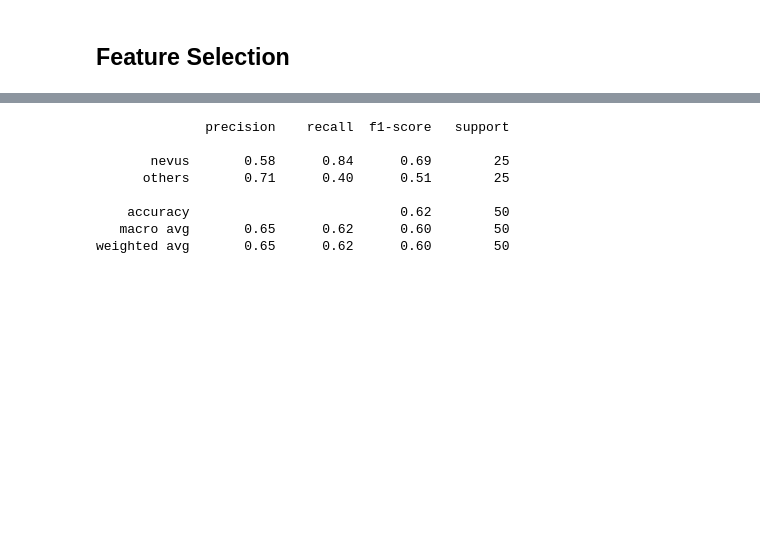
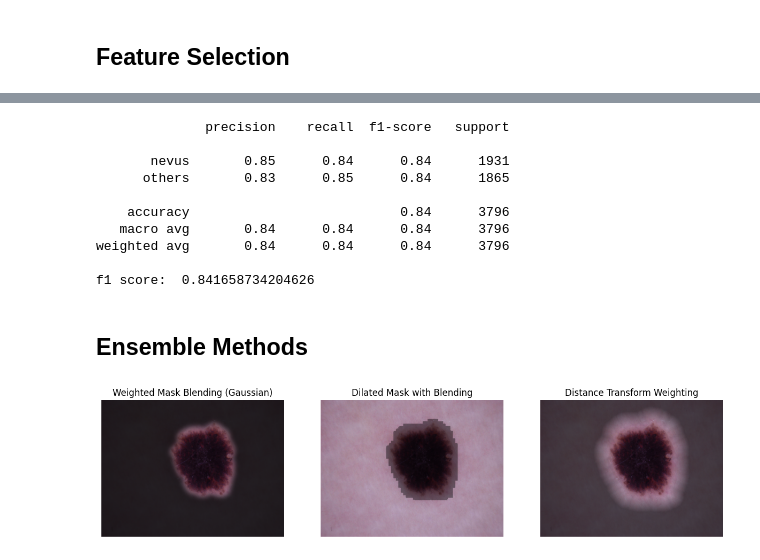
Before and after one commit to huytrnq/Binary-Skin-Cancer-Classification, a Jupyter notebook: BinaryClass.ipynb, the cells around one changed output, grey strips where cells are left out. Saved outputs shown, nothing was run; the diff lists cells and outputs as text; code cells hidden in the pictures; blank space fills up the shorter version.

```diff
--- a/BinaryClass.ipynb
+++ b/BinaryClass.ipynb
@@ -73,7 +82,8 @@ intensity_stats_grid_descriptor = IntensityStatsGridDescriptor(**params['intensi
 color_descriptor = ColorDescriptor(**params['color'])
 glcm_descriptor = GLCMDescriptor(**params['glcm'])
 lbp_descriptor = LBPDescriptor(**params['lbp'])
-# color_cooccurrence_matrix_descriptor = ColorCooccurrenceMatrixDescriptor(distances=[1], angles=[0, np.pi/4, np.pi/2, 3*np.pi/4], levels=8, grid_x=3, grid_y=3)
+color_cooccurrence_matrix_descriptor = ColorCooccurrenceMatrixDescriptor(**params['color_cooccurrence_matrix'])
+color_multiscale_lbp_descriptor = ColorMultiScaleLBPDescriptor(radius=3, n_points=16, scales=[1, 2])
 # gabor_filter_descriptor = GaborFilterDescriptor(frequencies=[0.1, 0.2, 0.3], orientations=[0, np.pi/4, np.pi/2, 3*np.pi/4])
 
 features_dict = {}
@@ -99,13 +109,14 @@ for mode in modes:
     labels = []
     for i, (img, label, mask, path) in tqdm(enumerate(dataloader), total=len(dataloader), desc=f'Extracting features for {mode}'):
         color_features = color_descriptor.extract(img, mask=None)
-        color_layout_features = color_layout_descriptor.extract(img, mask=None)
-        intensity_stats_grid_features = intensity_stats_grid_descriptor.extract(img, mask=None)
+        # color_layout_features = color_layout_descriptor.extract(img, mask=None)
+        # intensity_stats_grid_features = intensity_stats_grid_descriptor.extract(img, mask=None)
         glcm_features, glcm_img = glcm_descriptor.extract(img, mask=None)
         lbp_features, lbp_img = lbp_descriptor.extract(img, mask=None)
-        # color_cooccurrence_matrix_features = color_cooccurrence_matrix_descriptor.extract(img, mask=None)
+        color_cooccurrence_matrix_features = color_cooccurrence_matrix_descriptor.extract(img, mask=None)
+        multscale_lbp_features = color_multiscale_lbp_descriptor.extract(img)
         # gabors_features = gabor_filter_descriptor.extract(img, mask=None)
-        features.append(np.concatenate([intensity_stats_grid_features, color_features, lbp_features, glcm_features], axis=0))
+        features.append(np.concatenate([multscale_lbp_features, lbp_features, glcm_features, color_features, color_cooccurrence_matrix_features], axis=0))
 
         ## add label
         labels.append(label)
@@ -357,14 +384,19 @@ weighted avg       0.87      0.80      0.80         5
 features_test = features_dict['val'][:, :-1]
 labels_test = features_dict['val'][:, -1]
 
-y_pred = model.predict(features_test[:, top_features])
+y_pred = model.predict(features_test[:, selected_features])
 print(classification_report(labels_test, y_pred, target_names=CLASSES))
+print("f1 score: ", f1_score(labels_test, y_pred, average='macro'))
 # %% [output]
               precision    recall  f1-score   support
 
-       nevus       0.58      0.84      0.69        25
-      others       0.71      0.40      0.51        25
+       nevus       0.85      0.84      0.84      1931
+      others       0.83      0.85      0.84      1865
 
-    accuracy                           0.62        50
-   macro avg       0.65      0.62      0.60        50
-weighted avg       0.65      0.62      0.60        50
+    accuracy                           0.84      3796
+   macro avg       0.84      0.84      0.84      3796
+weighted avg       0.84      0.84      0.84      3796
+
+f1 score:  0.841658734204626
+# %% [markdown]
+## Ensemble Methods
@@ -370,0 +433,35 @@ weighted avg       0.65      0.62      0.60        50
+# %%
+# Load the image and mask
+image = cv2.imread("/Users/huytrq/Workspace/UdG/CAD/Data/Challenge1/train/nevus/nev00001.jpg")
+mask = cv2.imread("/Users/huytrq/Workspace/UdG/CAD/Data/Challenge1/mask/train/nevus/nev00001.jpg", 0)  # Binary mask (0 for background, 255 for ROI)
+
+# Normalize mask to binary (0 or 1)
+mask = (mask > 0).astype(np.uint8)
+
+# 1. Weighted Mask Blending with Gaussian Blur
+blended_image1 = weighted_mask_blending(image, mask, blur_size=51)
+
+# 2. Dilated Mask with Blending
+blended_image2 = dilated_mask_with_blending(image, mask, dilation_size=20, blend_factor=0.5)
+
+# 3. Distance Transform Weighting
+blended_image3 = distance_transform_weighting(image, mask, max_distance=50)
+
+# Display the results using matplotlib
+fig, axes = plt.subplots(1, 3, figsize=(15, 5))
+
+axes[0].imshow(cv2.cvtColor(blended_image1.astype(np.uint8), cv2.COLOR_BGR2RGB))
+axes[0].set_title("Weighted Mask Blending (Gaussian)")
+axes[0].axis('off')
+
+axes[1].imshow(cv2.cvtColor(blended_image2.astype(np.uint8), cv2.COLOR_BGR2RGB))
+axes[1].set_title("Dilated Mask with Blending")
+axes[1].axis('off')
+
+axes[2].imshow(cv2.cvtColor(blended_image3.astype(np.uint8), cv2.COLOR_BGR2RGB))
+axes[2].set_title("Distance Transform Weighting")
+axes[2].axis('off')
+
+plt.show()
+# %% [output]
+[figure, added]
```
Also changed, not shown: parts of 21 cells of this notebook, 9 other files.
